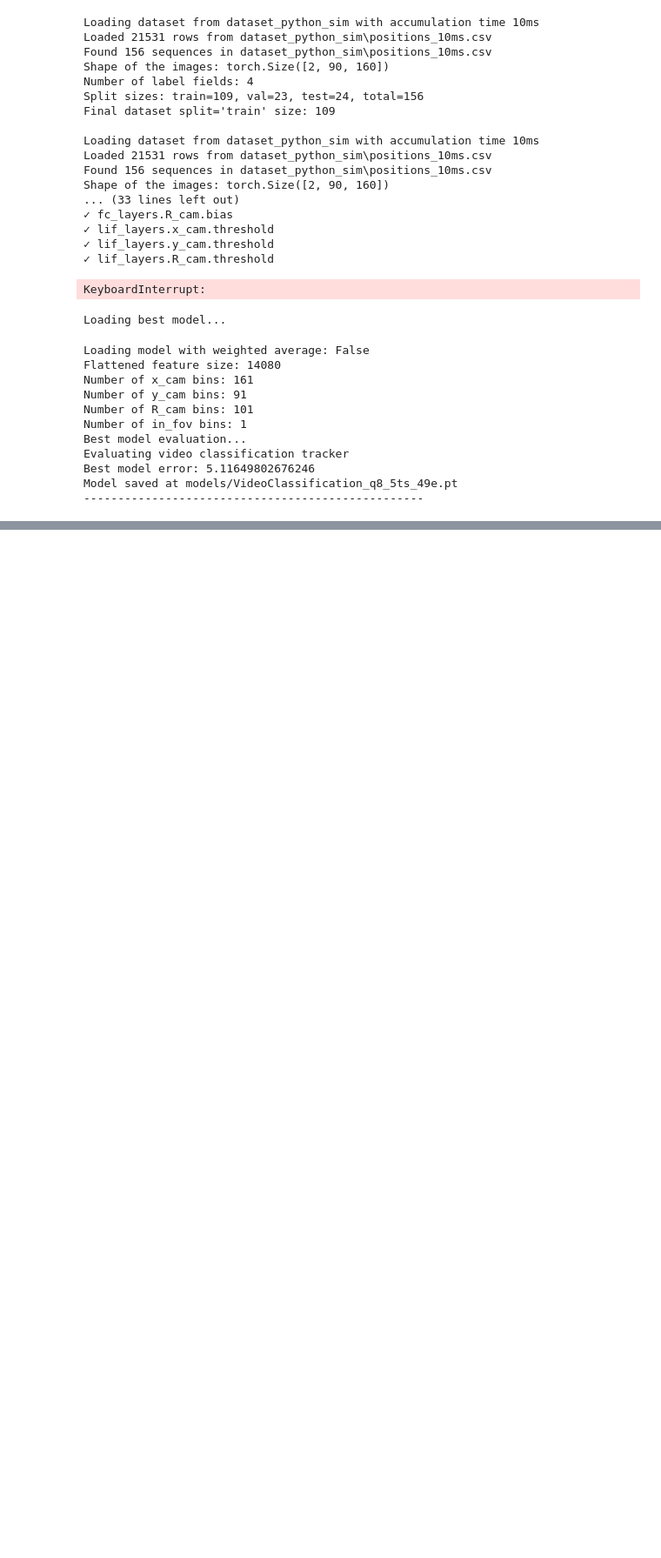
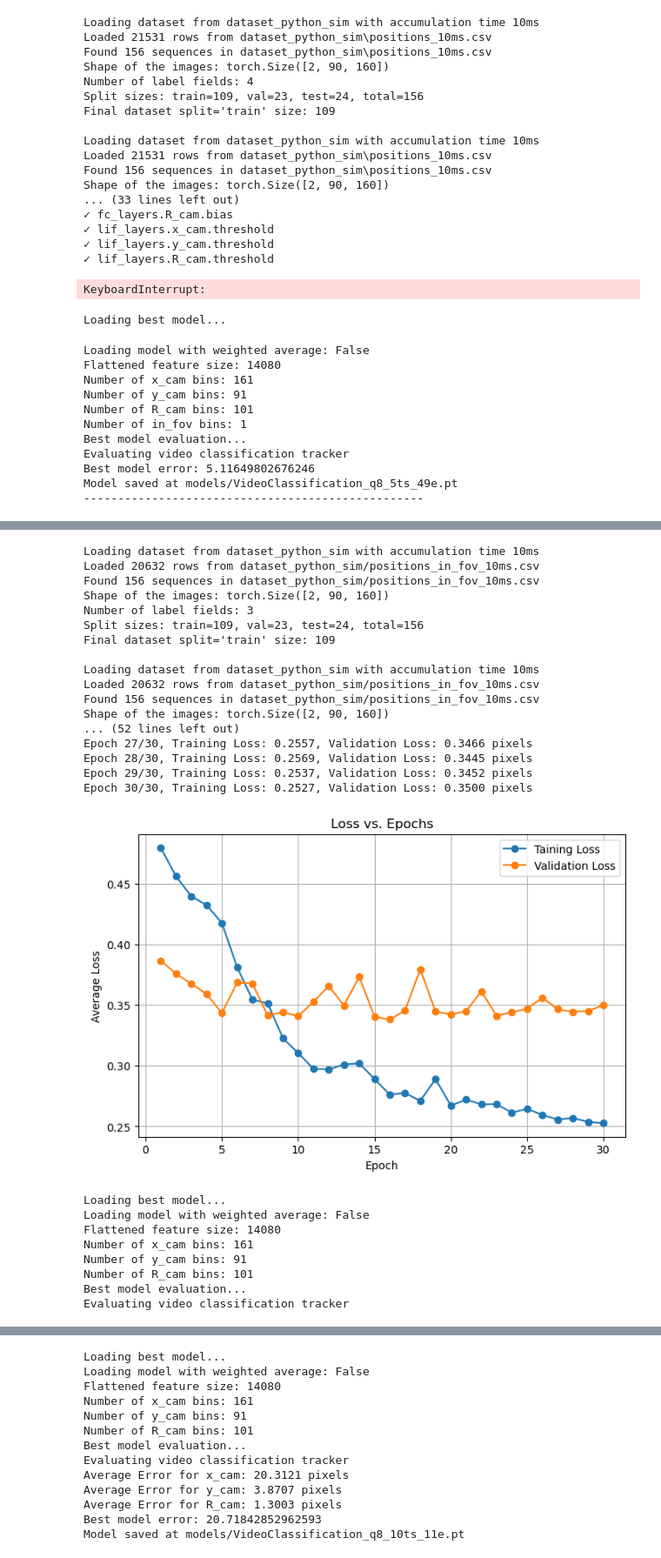
Before and after one commit to MarioRealEn/GoalieSNN, a Jupyter notebook: tests.ipynb, the cells around one changed output, grey strips where cells are left out. Shown at 87% size. Cells and saved outputs as stored; diff of their text form; code cells hidden in the pictures; blank space fills up the shorter version.

```diff
--- a/tests.ipynb
+++ b/tests.ipynb
@@ -1545,0 +1724,2 @@ Model saved at models/VideoClassification_q8_5ts_49e.pt
+# %%
+model = network.load_model('models/best_model_current_training.pt', network.SCNNVideoClassification, testset_in, device)
@@ -1545,0 +1846,64 @@ Model saved at models/VideoClassification_q8_5ts_49e.pt
+# %%
+dataset_path = 'dataset_python_sim'
+accumulation_time = 10 # ms
+quantization = 8
+batch_size = 4
+dataset_type = 'all'
+new_positions_csv = f'dataset_python_sim/positions_in_fov_{accumulation_time}ms.csv'
+trainset_in = dt.Tracking3DVideoDataset(dataset_path, accumulation_time, positions_csv=new_positions_csv, quantization = quantization, split='train', dataset_type=dataset_type, augment=True)
+testset_in = dt.Tracking3DVideoDataset(dataset_path, accumulation_time, positions_csv=new_positions_csv, quantization = quantization, split='test', dataset_type=dataset_type)
+validationset_in = dt.Tracking3DVideoDataset(dataset_path, accumulation_time, positions_csv=new_positions_csv, quantization = quantization, split='val', dataset_type=dataset_type)
+trainloader_in = DataLoader(trainset_in, batch_size=batch_size, shuffle=True, num_workers=0, collate_fn=trainset_in.collate_fn)
+testloader_in = DataLoader(testset_in, batch_size=batch_size, shuffle=False, num_workers=0, collate_fn=testset_in.collate_fn)
+valid_loader_in = DataLoader(validationset_in, batch_size=batch_size, shuffle=False, num_workers=0, collate_fn=validationset_in.collate_fn)
+
+
+timesteps = [1, 2, 5, 10]
+for num_steps in timesteps:
+    print(f"Training with num_steps={num_steps}")
+    model = network.SCNNVideoClassification(trainset_in, weighted_avg=False, learn_threshold=True).to(device)
+    model.ordinal = False
+    model.name += f'-{dataset_type}_aug_lt'
+    optimizer = optim.AdamW(model.parameters(), lr=5e-4, weight_decay=1e-3)
+    num_epochs = 30
+
+    # def lr_lambda(step):
+    #     warmup_steps = 2 * length_train          # 1 epoch
+    #     return min(1.0, step / warmup_steps)
+
+    # warmup = torch.optim.lr_scheduler.LambdaLR(optimizer, lr_lambda)
+
+    # scheduler = torch.optim.lr_scheduler.CosineAnnealingLR(
+    #                 optimizer,
+    #                 T_max = num_epochs*len(trainloader_in),  # full schedule
+    #                 eta_min = 1e-5)
+    loss_function = network.classification_loss
+    model.start_training(trainloader_in, optimizer, device, loss_function=loss_function, validationloader=valid_loader_in, num_steps=num_steps, num_epochs=num_epochs, chunk_size=20) # I AM TRAINING ON THE TESTLOADER FOR FASTER TRAINING
+    network.save_best_model(network.SCNNVideoClassification, valid_loader_in, device, evaluate=True)
+# %% [output]
+Loading dataset from dataset_python_sim with accumulation time 10ms
+Loaded 20632 rows from dataset_python_sim/positions_in_fov_10ms.csv
+Found 156 sequences in dataset_python_sim/positions_in_fov_10ms.csv
+Shape of the images: torch.Size([2, 90, 160])
+Number of label fields: 3
+Split sizes: train=109, val=23, test=24, total=156
+Final dataset split='train' size: 109
+
+Loading dataset from dataset_python_sim with accumulation time 10ms
+Loaded 20632 rows from dataset_python_sim/positions_in_fov_10ms.csv
+Found 156 sequences in dataset_python_sim/positions_in_fov_10ms.csv
+Shape of the images: torch.Size([2, 90, 160])
+... (52 lines left out)
+Epoch 27/30, Training Loss: 0.2557, Validation Loss: 0.3466 pixels
+Epoch 28/30, Training Loss: 0.2569, Validation Loss: 0.3445 pixels
+Epoch 29/30, Training Loss: 0.2537, Validation Loss: 0.3452 pixels
+Epoch 30/30, Training Loss: 0.2527, Validation Loss: 0.3500 pixels
+[figure, added]
+Loading best model...
+Loading model with weighted average: False
+Flattened feature size: 14080
+Number of x_cam bins: 161
+Number of y_cam bins: 91
+Number of R_cam bins: 101
+Best model evaluation...
+Evaluating video classification tracker
@@ -1545,0 +1964,13 @@ Model saved at models/VideoClassification_q8_5ts_49e.pt
+Loading best model...
+Loading model with weighted average: False
+Flattened feature size: 14080
+Number of x_cam bins: 161
+Number of y_cam bins: 91
+Number of R_cam bins: 101
+Best model evaluation...
+Evaluating video classification tracker
+Average Error for x_cam: 20.3121 pixels
+Average Error for y_cam: 3.8707 pixels
+Average Error for R_cam: 1.3003 pixels
+Best model error: 20.71842852962593
+Model saved at models/VideoClassification_q8_10ts_11e.pt
```
Also changed, not shown: parts of 15 cells of this notebook, 22 other files.
